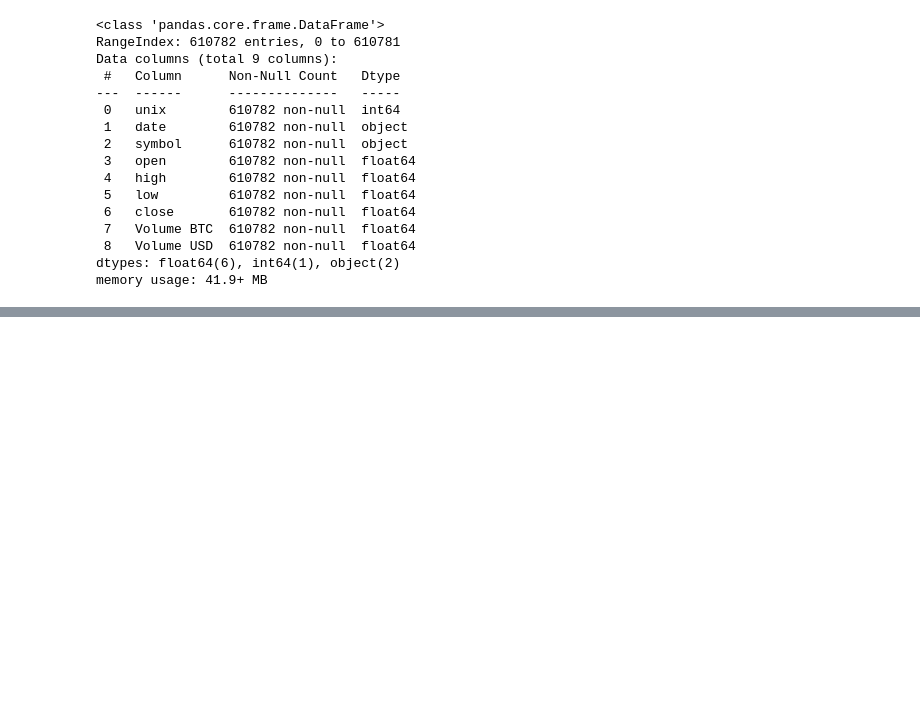
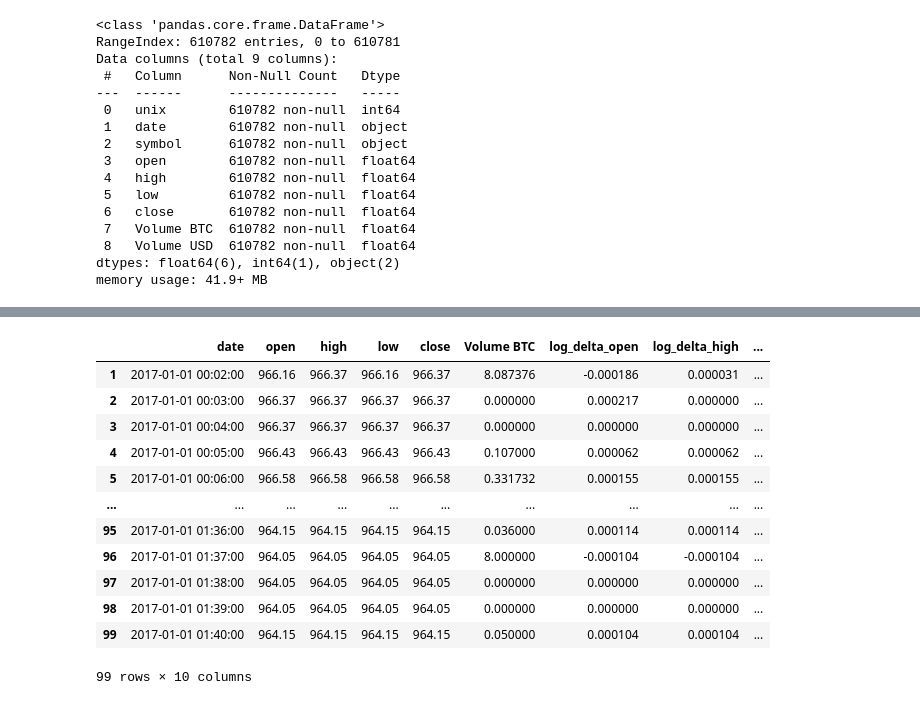
Before and after one commit to ryandouglaskish/RL_Project, a Jupyter notebook: EDA.ipynb, the cells around one changed output, grey strips where cells are left out. Drawn from its saved outputs; the diff is of its cells as text; code cells hidden in the pictures; blank space fills up the shorter version.

Commit message:
process data and eda

```diff
--- a/EDA.ipynb
+++ b/EDA.ipynb
@@ -32,0 +57,3 @@ memory usage: 41.9+ MB
+# %%
+sample = pd.read_csv('data/processed/standard.csv', nrows=100)
+sample
@@ -32,0 +74,3 @@ memory usage: 41.9+ MB
+# %%
+log_delta = compute_log_delta(sample)
+log_delta.info()
@@ -32,0 +95,16 @@ memory usage: 41.9+ MB
+# %%
+log_delta
+# %% [output]
+|  | date | open | high | low | close | Volume BTC | log_delta_open | log_delta_high | ... |
+| 1 | 2017-01-01 00:02:00 | 966.16 | 966.37 | 966.16 | 966.37 | 8.087376 | -0.000186 | 0.000031 | ... |
+| 2 | 2017-01-01 00:03:00 | 966.37 | 966.37 | 966.37 | 966.37 | 0.000000 | 0.000217 | 0.000000 | ... |
+| 3 | 2017-01-01 00:04:00 | 966.37 | 966.37 | 966.37 | 966.37 | 0.000000 | 0.000000 | 0.000000 | ... |
+| 4 | 2017-01-01 00:05:00 | 966.43 | 966.43 | 966.43 | 966.43 | 0.107000 | 0.000062 | 0.000062 | ... |
+| 5 | 2017-01-01 00:06:00 | 966.58 | 966.58 | 966.58 | 966.58 | 0.331732 | 0.000155 | 0.000155 | ... |
+| ... | ... | ... | ... | ... | ... | ... | ... | ... | ... |
+| 95 | 2017-01-01 01:36:00 | 964.15 | 964.15 | 964.15 | 964.15 | 0.036000 | 0.000114 | 0.000114 | ... |
+| 96 | 2017-01-01 01:37:00 | 964.05 | 964.05 | 964.05 | 964.05 | 8.000000 | -0.000104 | -0.000104 | ... |
+| 97 | 2017-01-01 01:38:00 | 964.05 | 964.05 | 964.05 | 964.05 | 0.000000 | 0.000000 | 0.000000 | ... |
+| 98 | 2017-01-01 01:39:00 | 964.05 | 964.05 | 964.05 | 964.05 | 0.000000 | 0.000000 | 0.000000 | ... |
+| 99 | 2017-01-01 01:40:00 | 964.15 | 964.15 | 964.15 | 964.15 | 0.050000 | 0.000104 | 0.000104 | ... |
+99 rows × 10 columns
```
Also changed, not shown: parts of 8 cells of this notebook, 5 other files.
